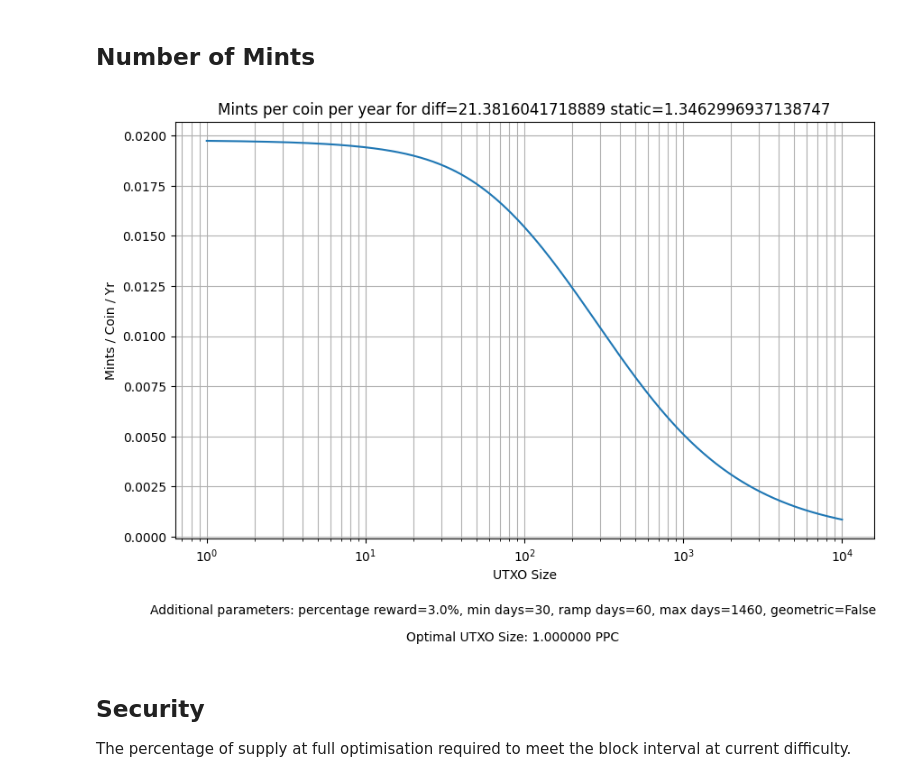
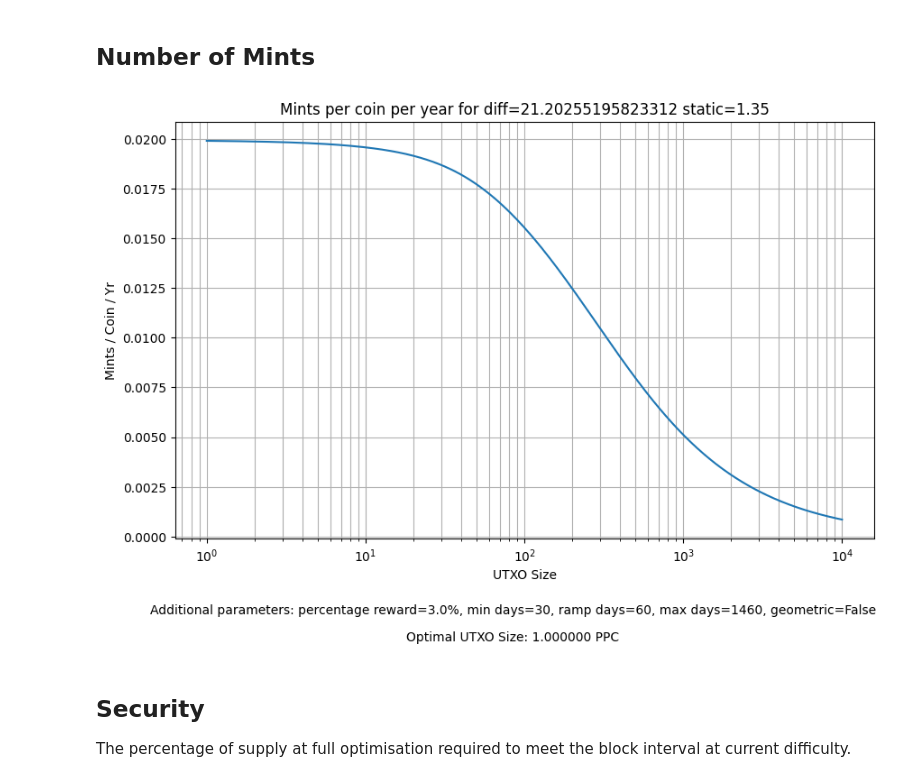
Before and after one commit to Nagalim/OptimumPeercoinUTXO, a Jupyter notebook: OptimumUTXO.ipynb, the cells around one changed output. Cells and saved outputs as stored; diff of their text form; code cells hidden in the pictures.

```diff
--- a/OptimumUTXO.ipynb
+++ b/OptimumUTXO.ipynb
@@ -103,27 +67,0 @@ plt.show()
-# %%
-# Security definitions scale the difficulty in 3 different ways (suggested setting: 1)
-# 0: Override the difficulty and use the security parameter definition instead
-# 1: Scale the Difficulty to current concepts of blockchain protocol
-# 2: Provide an unnormalized security number directly.
-
-SECURITYDEFINITIONS = 0
-
-if SECURITYDEFINITIONS==0:
-
-    SECURITY = 0.09398647707361477
-
-    UNORMSECURE=linearinvgeo(SECURITY)
-    # 60 is rampup, 600 is blocktime normalization
-    DIFF=UNORMSECURE*60*600/2**32/BLOCKTIME
-    print("Approximate Implied Difficulty = %2.2f"%(DIFF))
-elif SECURITYDEFINITIONS==1:
-    UNORMSECURE = 2**32 * DIFF * (BLOCKTIME/600) / 60
-    # Approximate probability of Dust minting with a geometric series
-    GeomApprox = ((1-(DUST / UNORMSECURE))**SECDAY)**(MAX_DAYS-MIN_PROB_DAYS-RAMP_UP/2)
-    # Properly scale approximation of averagemints output for dust to mints/coin/year
-    SECURENORM = 365*(1-GeomApprox)/(MAX_DAYS*GeomApprox)/DUST
-    # Approximation of security level, but can be used as a feed-in, hence 'security parameter' rather than 'level'
-    SECURITY = BLOCKYEAR / (SECURENORM * SUPPLY)
-    print("Approximate Security Parameter = %2.2f%%"%(100*SECURITY))
-elif SECURITYDEFINITIONS==2:
-    UNORMSECURE = DIFF
@@ -134,10 +70,8 @@ Approximate Implied Difficulty = 21.38
 
 Includes the rampup
 # %%
-# Ramp from 0 to 1
-SecurityWeights = (np.arange(RAMP_UP)+0.5)/RAMP_UP
-print(SecurityWeights)
-# Fill out the rest of the weights with the maximum of 1
-MaxWeight = np.ones(MAX_DAYS-RAMP_UP)
-rampWeights = np.append(SecurityWeights,MaxWeight)
-Security_probSecs = rampWeights
+# Max weight is the ramp up or assume a constant half day if no ramp up
+# Offset by 0.5 to assume middle of day
+dayWeights = np.clip(np.arange(MAX_DAYS) + 0.5, 0, maxDayWeight)
+# The definition of the 'security parameter' ensures that the dayWeights are treated consistently
+probSecs = dayWeights / 2**32
@@ -155,10 +78,10 @@ Security_probSecs = rampWeights
 # %%
 def generateDailyProbs(outValue, diff):
 
-    adj = outValue / UNORMSECURE
+    adj = outValue / diff
 
     # Independent probabilities
-    failDayProbs = (1 - Security_probSecs*adj)**SECDAY
+    failDayProbs = (1 - probSecs*adj)**SECDAY
     mintDayProbs = 1 - failDayProbs
 
     # Actual probability of mint on day assuming no mints before
@@ -253,9 +176,9 @@ def averageMints(outValue, diff):
 # %%
 mintsForSizes = np.fromiter((averageMints(x, DIFF) for x in sizes), dtype=float)
 # %%
-plotResults(mintsForSizes, "Mints / Coin / Yr", f"Mints per coin per year for diff={DIFF} static={STATIC}")
+plotResults(mintsForSizes, "Mints / Coin / Yr", f"Mints per coin per year for diff={DIFF} static={STATIC_REWARD}")
 # %% [output]
-[figure, old version]
+[figure, new version]
 # %% [markdown]
 ## Security
 
```
Also changed, not shown: parts of 41 cells of this notebook.
